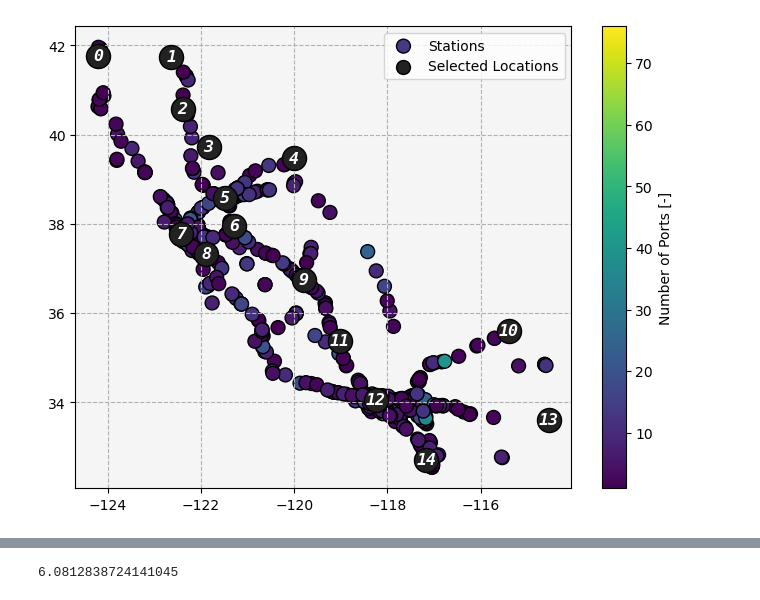
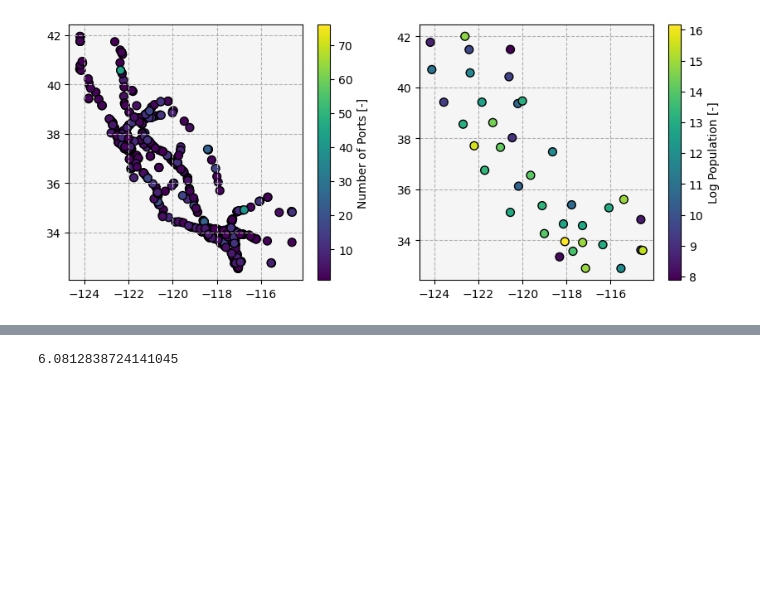
Before and after one commit to airabino/charger_network_analysis, a Jupyter notebook: California.ipynb, the cells around one changed output, grey strips where cells are left out. Cells and saved outputs as stored; diff of their text form; code cells hidden in the pictures; blank space fills up the shorter version.

```diff
--- a/California.ipynb
+++ b/California.ipynb
@@ -51,83 +26,66 @@ graph = src.graph.graph_from_json('Outputs/sng_combined_directed.json')
 # %%
 deep_reload(src)
 
-destinations = [k for k, v in graph._node.items() if v['type'] == 'destination']
+places = [k for k, v in graph._node.items() if v['type'] == 'place']
 stations = [k for k, v in graph._node.items() if v['type'] == 'station']
 
-destinations = src.graph.subgraph(graph, destinations)
+places = src.graph.subgraph(graph, places)
 stations = src.graph.subgraph(graph, stations)
 # %%
-fig, ax = plt.subplots(figsize = (8, 6))
+fig, ax = plt.subplots(1, 2, figsize = (10, 4))
+
+for source, node in places._node.items():
+
+    node['log_population'] = np.log(node['population'])
+
+kw = {
+    'show_links': False,
+    'node_field': 'log_population',
+    'scatter': {
+        's': 50,
+        'ec': 'k',
+        # 'fc': 'none',
+        'zorder': 4,
+        'label': 'Selected Locations',
+    },
+    'colorbar': {
+        'label': 'Log Population [-]',
+    },
+}
+
+src.figures.plot_graph(places, ax = ax[1], **kw)
 
 kw = {
     'show_links': False,
     'node_field': 'n_dcfc',
     'scatter': {
-        's': 100,
+        's': 50,
         'ec': 'k',
         'zorder': 0,
         'label': 'Stations',
     },
     'colorbar': {
         'label': 'Number of Ports [-]',
-        # 'ticks': list(range(1, 16)),
     },
 }
 
 src.figures.plot_graph(
-   stations, ax = ax, **kw,
+   stations, ax = ax[0], **kw,
 )
 
 kw = {
-    'show_links': False,
-    'scatter': {
-        's': 300,
-        'ec': 'k',
-        'fc': '#222222',
-        'zorder': 4,
-        'label': 'Selected Locations',
-    },
+    'facecolor': 'whitesmoke',
 }
 
-src.figures.plot_graph(destinations, ax = ax, **kw)
-
-x = [n['x'] for n in destinations._node.values()]
-y = [n['y'] for n in destinations._node.values()]
-n = [f'{n}' for n in range(destinations.number_of_nodes())]
+_ = [ax.set(**kw) for ax in ax]
 
 kw = {
-    'zorder': 5,
-    'horizontalalignment': 'center',
-    'verticalalignment': 'center',
-    'fontstyle': 'italic',
-    'fontsize': 'large',
-    'fontweight': 'bold',
-    'fontfamily': 'monospace',
-    'color': '#ffffff'
+    'ls': '--',
 }
 
-for idx in range(len(n)):
-
-    ax.text(x[idx], y[idx], n[idx], **kw)
-
-_ = ax.set(**{
-    # 'xticks': np.linspace(-5e5, 5e5, 11),
-    # 'xticklabels': np.linspace(0, 1e3, 11, dtype = int),
-    # 'xlim': (-5e5, 5e5),
-    # 'yticks': np.linspace(-5e5, 5e5, 11),
-    # 'yticklabels': np.linspace(0, 1e3, 11, dtype = int),
-    # 'ylim': (-5e5, 5e5),
-    'facecolor': 'whitesmoke',
-})
-
-legend = ax.legend(loc = 1)
-
-for h in legend.legendHandles:
-    h._sizes = [100]
-
-ax.grid(ls = '--')
+_ = [ax.grid(**kw) for ax in ax]
 # %% [output]
-[figure, old version]
+[figure, new version]
 # %%
 '''
 Next step is to define vehicle andsupply station objects.
```
Also changed, not shown: parts of 17 cells of this notebook, 12 other files.
